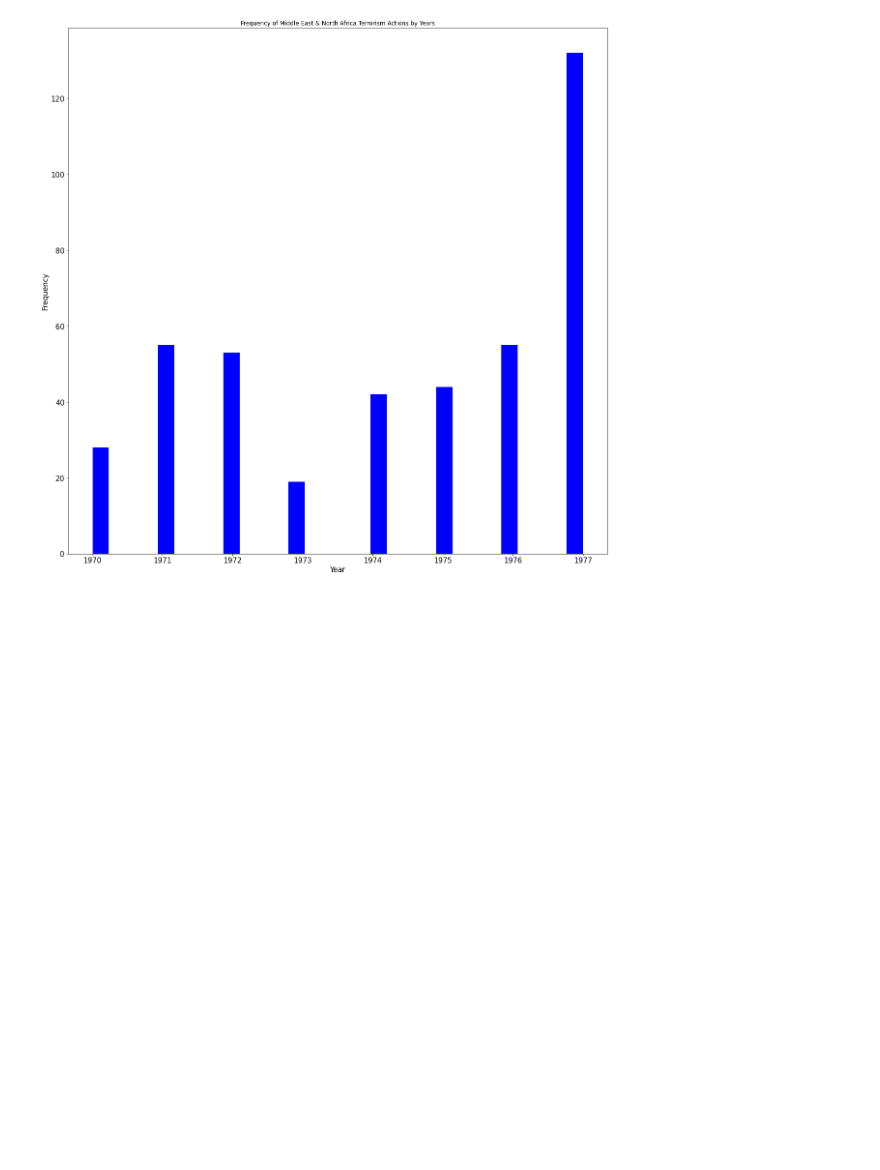
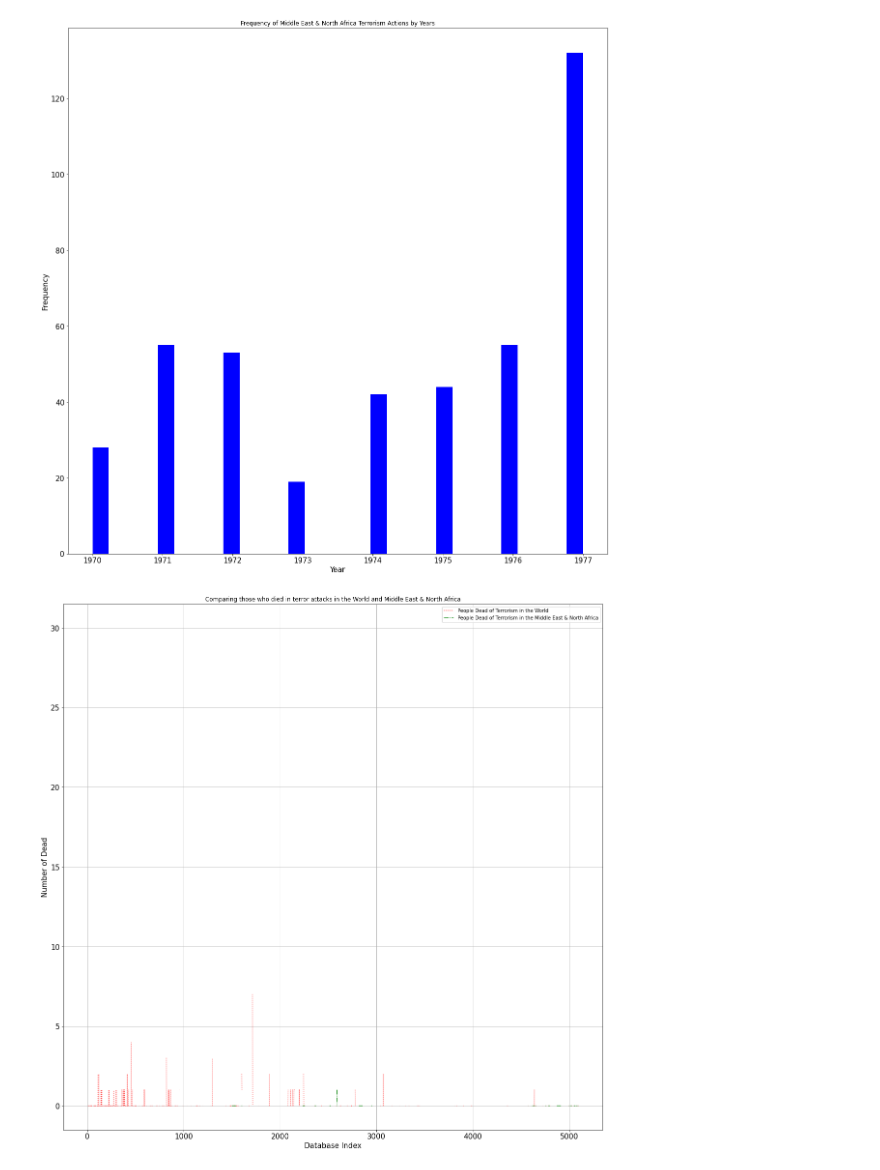
Before and after one commit to Sujitharasamsetty/Exploratory-Data-Analysis-On-Global-Terrorism-, a Jupyter notebook: Exploratory_Data_Analysis_On_Global_Terrorism.ipynb, the cells around one changed output. Saved outputs shown, nothing was run; the diff lists cells and outputs as text; code cells hidden in the pictures; blank space fills up the shorter version.

```diff
--- a/Exploratory_Data_Analysis_On_Global_Terrorism.ipynb
+++ b/Exploratory_Data_Analysis_On_Global_Terrorism.ipynb
@@ -118,3 +118,17 @@ plt.title('Frequency of Middle East & North Africa Terrorism Actions by Years')
 plt.show()
 # %% [output]
 [figure]
+# %%
+data.nkillus.plot(kind = 'line', color = 'red', label = 'People Dead of Terrorism in the World', linewidth = 1.5, alpha = 0.8, grid = True,
+                 linestyle = ':', figsize = (20,20), fontsize=15)
+middleEastData.nkillus.plot(color = "green", label = 'People Dead of Terrorism in the Middle East & North Africa', linewidth = 1.5, alpha = 0.8,
+                            grid = True, linestyle = '-.', figsize = (20,20), fontsize=15)
+
+plt.legend(loc='upper right')     # legend = puts label into plot
+plt.xlabel('Database Index', fontsize=15)              # label = name of label
+plt.ylabel('Number of Dead', fontsize=15)
+
+plt.title('Comparing those who died in terror attacks in the World and Middle East & North Africa')            #plot title
+plt.show()
+# %% [output]
+[figure, added]
```
Also changed, not shown: parts of 1 cell of this notebook.
